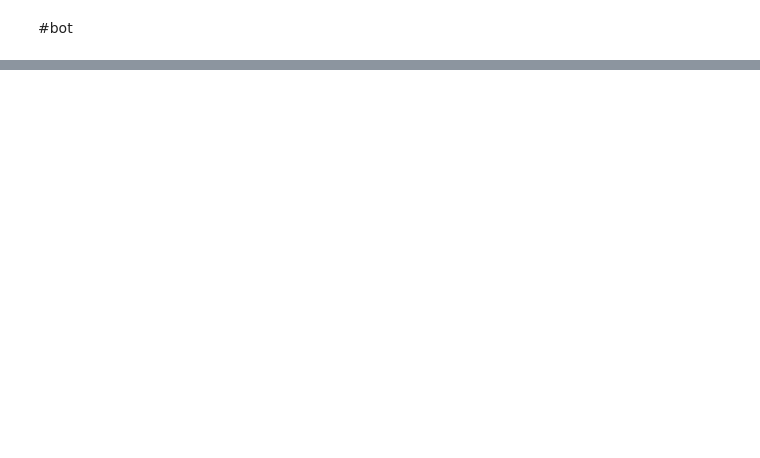
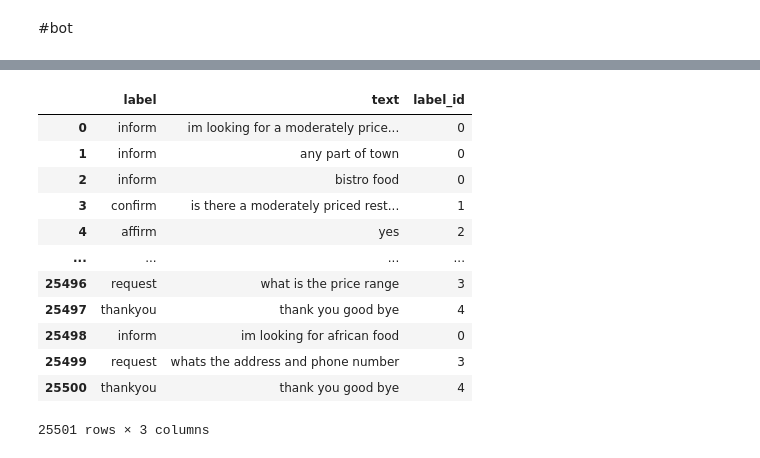
Before and after one commit to gusluchetti/uu-methods-ai-research, a Jupyter notebook: MAIR_Part_1a_text_classification.ipynb, the cells around one changed output, grey strips where cells are left out. Cells and saved outputs as stored; diff of their text form; code cells hidden in the pictures; blank space fills up the shorter version.

```diff
--- a/MAIR_Part_1a_text_classification.ipynb
+++ b/MAIR_Part_1a_text_classification.ipynb
@@ -67,0 +121,16 @@ bye
+# %%
+df
+# %% [output]
+|  | label | text | label_id |
+| 0 | inform | im looking for a moderately price... | 0 |
+| 1 | inform | any part of town | 0 |
+| 2 | inform | bistro food | 0 |
+| 3 | confirm | is there a moderately priced rest... | 1 |
+| 4 | affirm | yes | 2 |
+| ... | ... | ... | ... |
+| 25496 | request | what is the price range | 3 |
+| 25497 | thankyou | thank you good bye | 4 |
+| 25498 | inform | im looking for african food | 0 |
+| 25499 | request | whats the address and phone number | 3 |
+| 25500 | thankyou | thank you good bye | 4 |
+25501 rows × 3 columns
```
Also changed, not shown: parts of 26 cells of this notebook.
